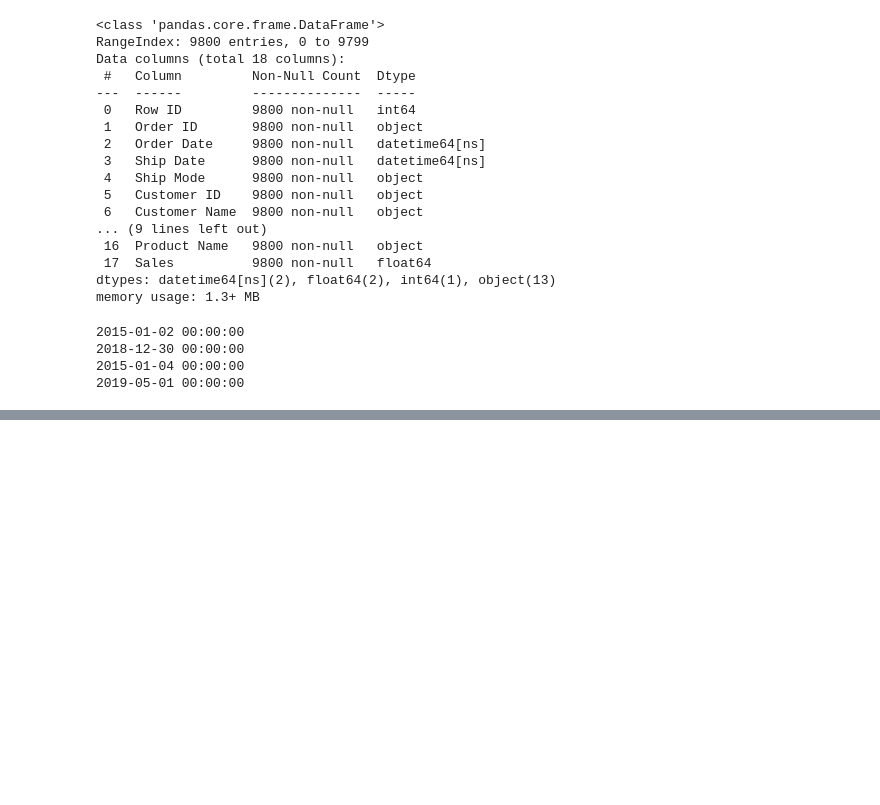
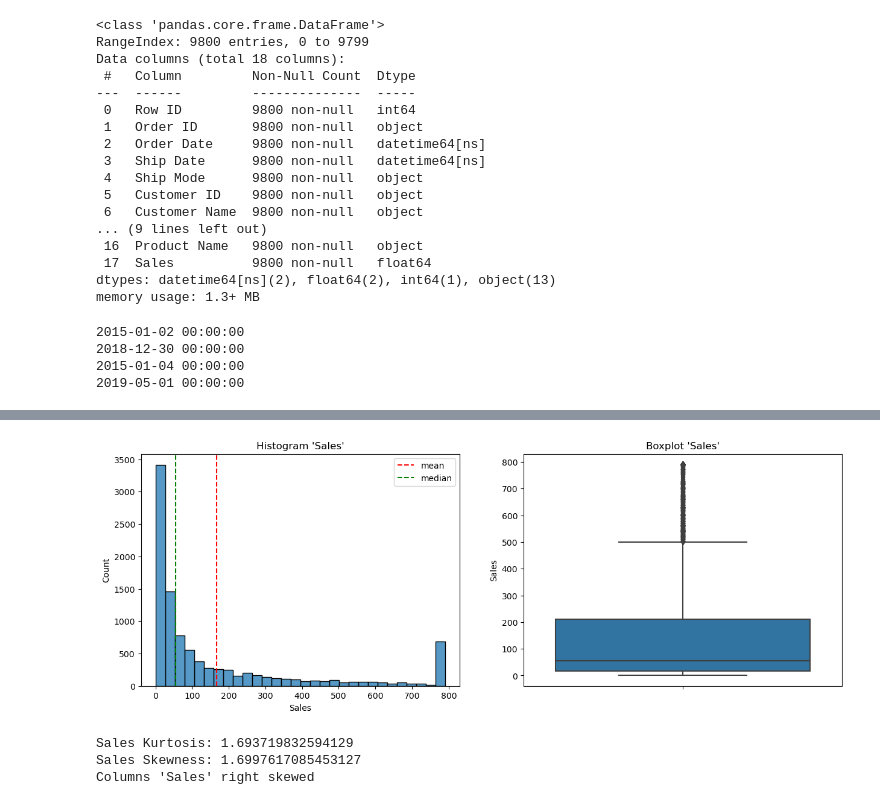
Before and after one commit to FerryMS/Sales_Projection, a Jupyter notebook: SuperstoreAnalysis.ipynb, the cells around one changed output, grey strips where cells are left out. Cells and saved outputs as stored; diff of their text form; code cells hidden in the pictures; blank space fills up the shorter version.

```diff
--- a/SuperstoreAnalysis.ipynb
+++ b/SuperstoreAnalysis.ipynb
@@ -112,0 +151,12 @@ print(df['Ship Date'].max())
+# %%
+dfw = df
+winsorizer = Winsorizer(capping_method='iqr', tail='both', fold=3,variables=['Sales'])
+winsorizer.fit(dfw)
+dfw = winsorizer.transform(dfw)
+# %%
+plot_dist(dfw,'Sales')
+# %% [output]
+[figure, added]
+Sales Kurtosis: 1.693719832594129
+Sales Skewness: 1.6997617085453127
+Columns 'Sales' right skewed
```
Also changed, not shown: parts of 8 cells of this notebook, 1 other file.
